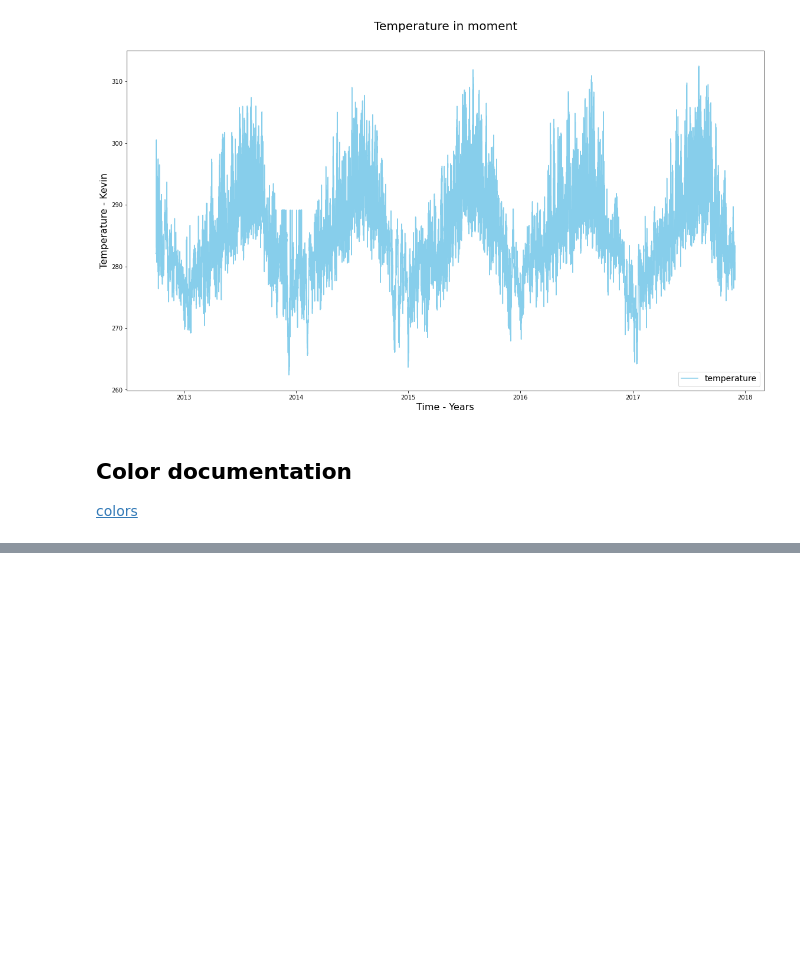
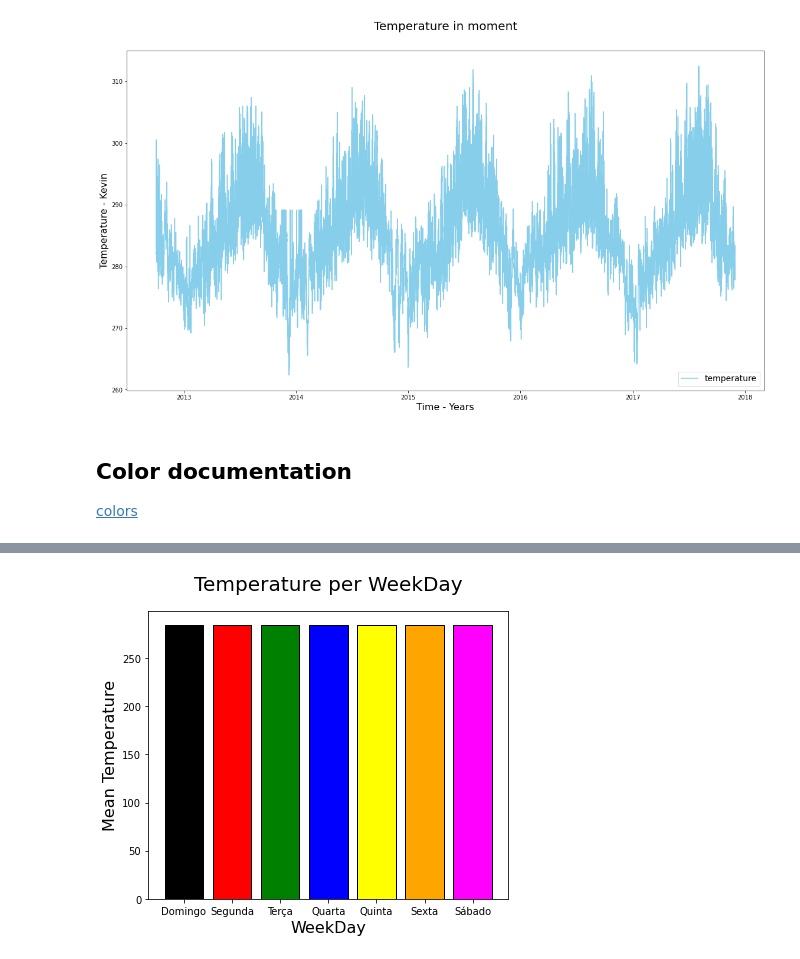
Before and after one commit to Gabriel-limadev/data_science_study, a Jupyter notebook: 8 - Data Visualization: criação de gráficos com o Matplotlib/course_files/Data Visualization I.ipynb, the cells around one changed output, grey strips where cells are left out. Saved outputs shown, nothing was run; the diff lists cells and outputs as text; code cells hidden in the pictures; blank space fills up the shorter version.

Commit message:
Annotates and doing bar and pizza chart

```diff
--- a/8 - Data Visualization: criação de gráficos com o Matplotlib/course_files/Data Visualization I.ipynb
+++ b/8 - Data Visualization: criação de gráficos com o Matplotlib/course_files/Data Visualization I.ipynb
@@ -225,0 +284,5 @@ ax2.grid(True)
+# %%
+temperature_per_weekday = data.groupby('weekday')['temperature'].mean()
+days_name = ['Domingo', 'Segunda', 'Terça', 'Quarta', 'Quinta', 'Sexta', 'Sábado']
+temperature_per_weekday = temperature_per_weekday[days_name]
+temperature_per_weekday
@@ -225,0 +299,19 @@ ax2.grid(True)
+# %%
+fig = plt.figure(figsize = (5, 4))
+ax = fig.add_axes([0, 0, 1, 1])
+
+# creating bar grafhic with index
+index = range(len(temperature_per_weekday))
+colors = ['black', 'r', 'g', 'b', 'yellow', 'orange', 'magenta']
+ax.bar(index, temperature_per_weekday, color = colors, edgecolor = 'k')
+
+# Settings axies names
+ax.set_title('Temperature per WeekDay', fontsize = 20, y = 1.05)
+ax.set_xlabel('WeekDay', fontsize = 16)
+ax.set_ylabel('Mean Temperature', fontsize = 16)
+
+# Changing index
+ax.set_xticks(index)
+ax.set_xticklabels(days_name);
+# %% [output]
+[figure, added]
```
Also changed, not shown: parts of 22 cells of this notebook.
